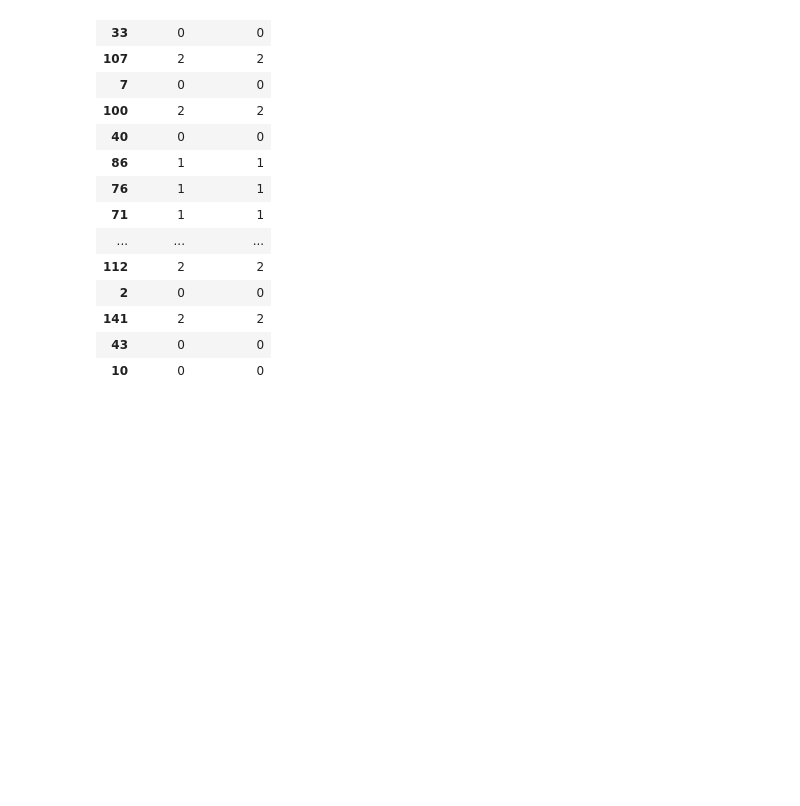
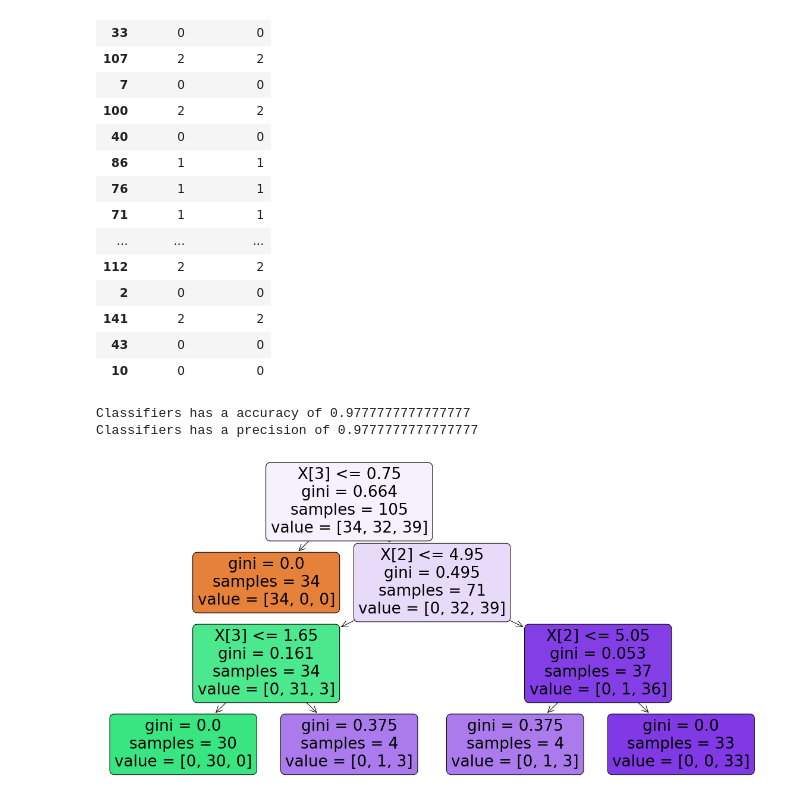
Before and after one commit to KartikayKumar02/SuperStoreEDA, a Jupyter notebook: Task3.ipynb, the cells around one changed output. Saved outputs shown, nothing was run; the diff lists cells and outputs as text; code cells hidden in the pictures; blank space fills up the shorter version.

```diff
--- a/Task3.ipynb
+++ b/Task3.ipynb
@@ -148,3 +148,17 @@ df
 | 141 | 2 | 2 |
 | 43 | 0 | 0 |
 | 10 | 0 | 0 |
+# %%
+acc = accuracy_score(y_test, Pred)
+print("Classifiers has a accuracy of {}".format(acc))
+prec = precision_score(y_test, Pred, pos_label='positive',average='micro')
+print("Classifiers has a precision of {}".format(prec))
+# %% [output]
+Classifiers has a accuracy of 0.9777777777777777
+Classifiers has a precision of 0.9777777777777777
+# %%
+plt.figure(figsize=(20,10))
+tree.plot_tree(model,rounded=True,filled=True)
+plt.show()
+# %% [output]
+[figure, added]
```
Also changed, not shown: parts of 4 cells of this notebook.
